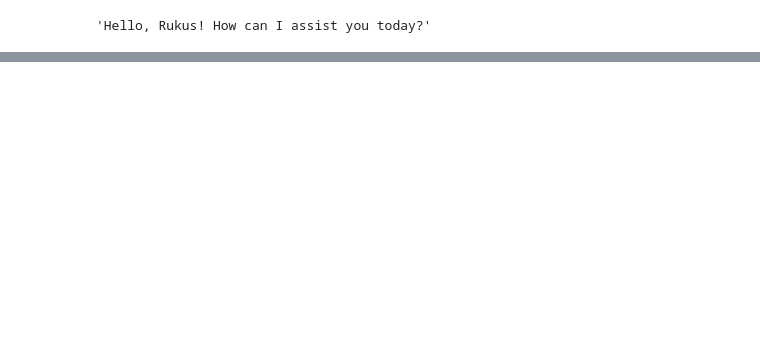
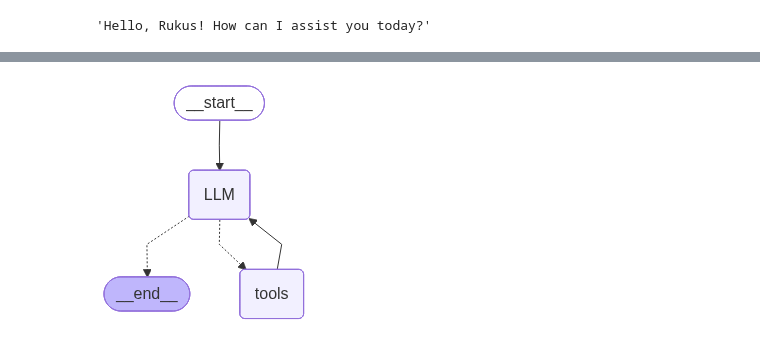
Before and after one commit to sampath-create/langchain-study, a Jupyter notebook: LangGraph/Basic_Chat_bot/1-basic_chatbot.ipynb, the cells around one changed output, grey strips where cells are left out. Cells and saved outputs as stored; diff of their text form; code cells hidden in the pictures; blank space fills up the shorter version.

```diff
--- a/LangGraph/Basic_Chat_bot/1-basic_chatbot.ipynb
+++ b/LangGraph/Basic_Chat_bot/1-basic_chatbot.ipynb
@@ -320,0 +368,52 @@ responce_after_adding_memory["messages"][-1].content
+# %%
+from langchain_community.tools import DuckDuckGoSearchRun
+# from langchain.messages import add_messages
+from typing_extensions import TypedDict
+from typing import Annotated
+from langgraph.graph import START, END
+from langgraph.prebuilt import ToolNode
+from langgraph.graph.message import add_messages
+from langgraph.prebuilt import tools_condition
+
+
+def web_search(query):
+    """
+    Search on Web about any concept
+    """
+    search = DuckDuckGoSearchRun()
+    return search.run(query)
+
+tools = [web_search]
+
+llm = ChatGroq(model="qwen/qwen3-32b", reasoning_format="hidden")
+llm = llm.bind_tools(tools)
+
+
+def my_llm(state: State):
+    return {"messages": [llm.invoke(state["messages"])]}
+
+class State(TypedDict):
+    messages: Annotated[list, add_messages]
+
+graph_builder = StateGraph(State)
+
+# graph_builder.add_node(START)
+graph_builder.add_node("LLM", my_llm)
+graph_builder.add_node(
+    "tools",
+    ToolNode(tools),
+)
+# graph_builder.add_node(END)
+
+graph_builder.add_edge(START, "LLM")
+graph_builder.add_conditional_edges(
+    "LLM",
+    tools_condition
+)
+graph_builder.add_edge("tools", "LLM")
+graph_builder.add_edge("LLM", END)
+
+graph = graph_builder.compile()
+display(Image(graph.get_graph().draw_mermaid_png()))
+# %% [output]
+[figure, added]
```
Also changed, not shown: parts of 24 cells of this notebook.
